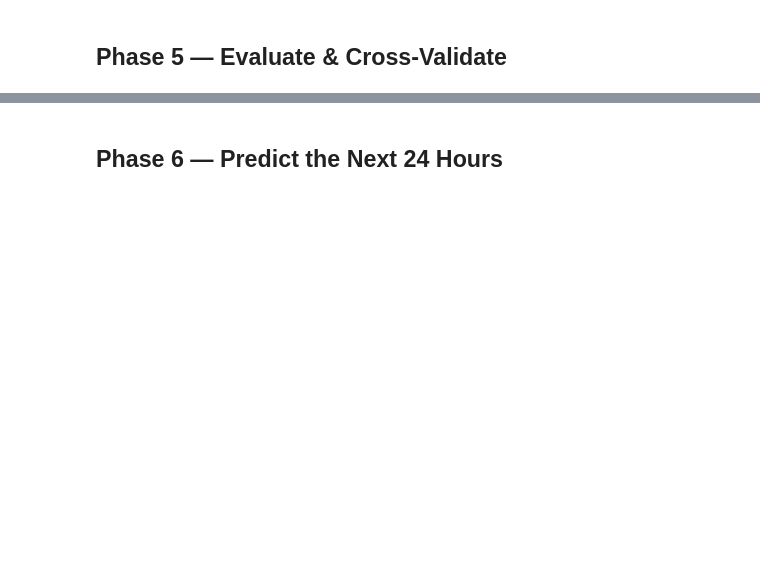
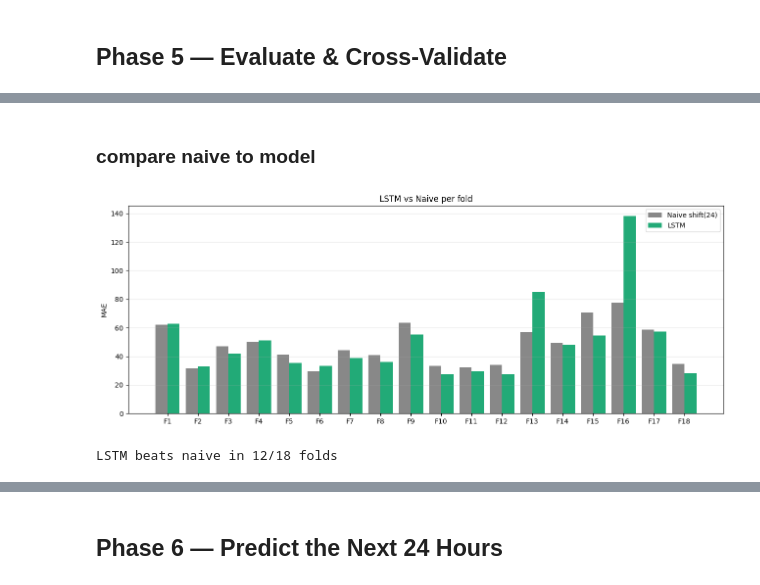
Before and after one commit to DaveGiGi/Duckstradamus, a Jupyter notebook: Model_LSTM/dave/LSTM_dave_adaption1.ipynb, the cells around one changed output, grey strips where cells are left out. Saved outputs shown, nothing was run; the diff lists cells and outputs as text; code cells hidden in the pictures; blank space fills up the shorter version.

Commit message:
results of the refined LSTM modell

```diff
--- a/Model_LSTM/dave/LSTM_dave_adaption1.ipynb
+++ b/Model_LSTM/dave/LSTM_dave_adaption1.ipynb
@@ -389,0 +392,13 @@ KeyboardInterrupt:
+# %%
+import pickle, os
+
+os.makedirs('fold_models', exist_ok=True)
+to_save = []
+for r in fold_results:
+    r['model'].save(f"fold_models_huber_2weeks/fold_{r['fold']:02d}.keras")
+    to_save.append({k: v for k, v in r.items() if k != 'model'})
+
+with open('fold_results_2week_huber.pkl', 'wb') as f:
+    pickle.dump(to_save, f)
+
+print(f"Saved {len(to_save)} folds + 18 model files in fold_models/")
@@ -423,0 +462,22 @@ Improvement:  -28.3%
+# %% [markdown]
+### compare naive to model
+# %%
+import matplotlib.pyplot as plt
+
+lstm_mae  = [r['mae']  for r in fold_results]
+naive_mae = [r['mae']  for r in naive_results]
+x = np.arange(len(folds))
+
+fig, ax = plt.subplots(figsize=(13, 5))
+ax.bar(x - 0.2, naive_mae, width=0.4, label='Naive shift(24)', color='#888')
+ax.bar(x + 0.2, lstm_mae,  width=0.4, label='LSTM',            color='#2a7')
+ax.set_xticks(x); ax.set_xticklabels([f'F{i+1}' for i in x])
+ax.set_ylabel('MAE'); ax.set_title('LSTM vs Naive per fold')
+ax.legend(); ax.grid(alpha=0.3, axis='y')
+plt.tight_layout(); plt.show()
+
+wins = sum(l < n for l, n in zip(lstm_mae, naive_mae))
+print(f"LSTM beats naive in {wins}/{len(folds)} folds")
+# %% [output]
+[figure, added]
+LSTM beats naive in 12/18 folds
```
Also changed, not shown: parts of 16 cells of this notebook, 21 other files.
